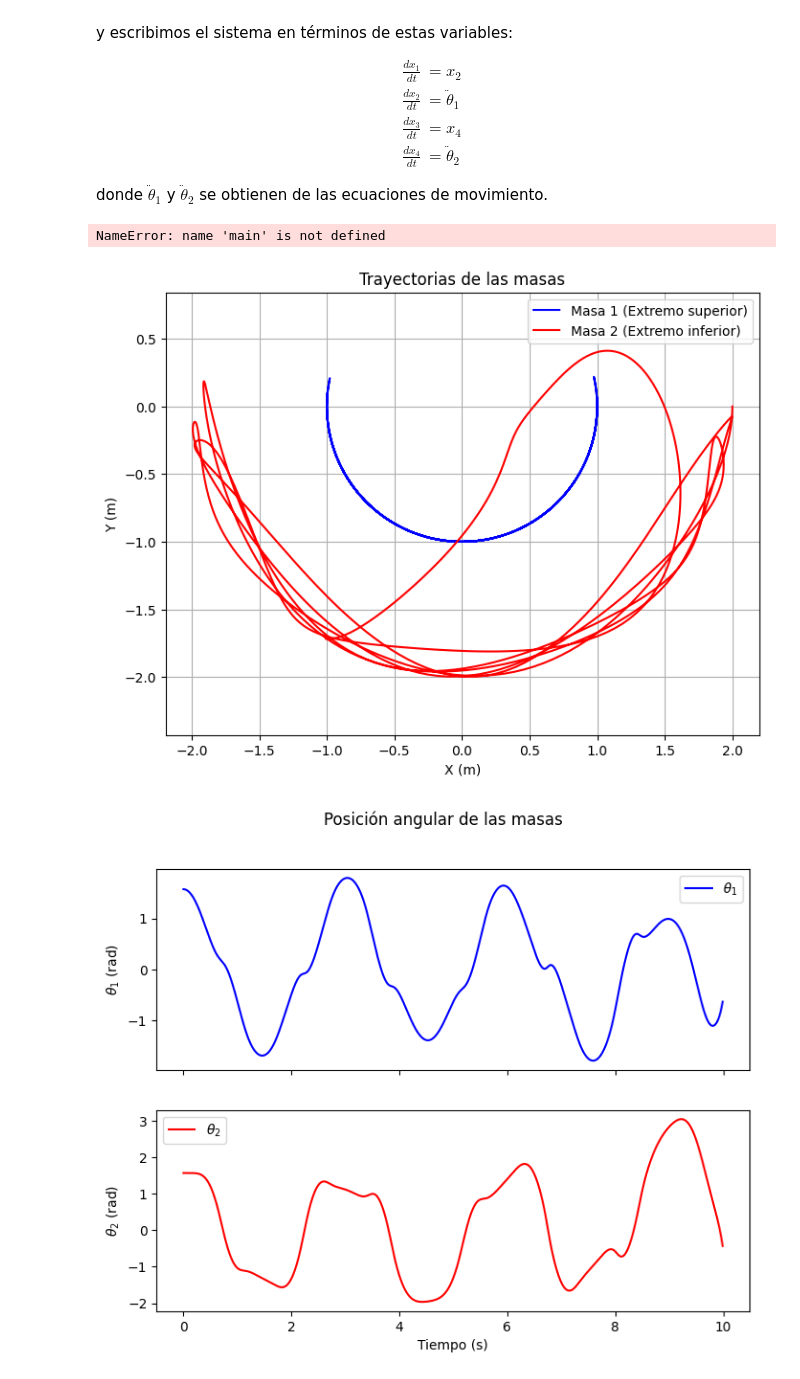
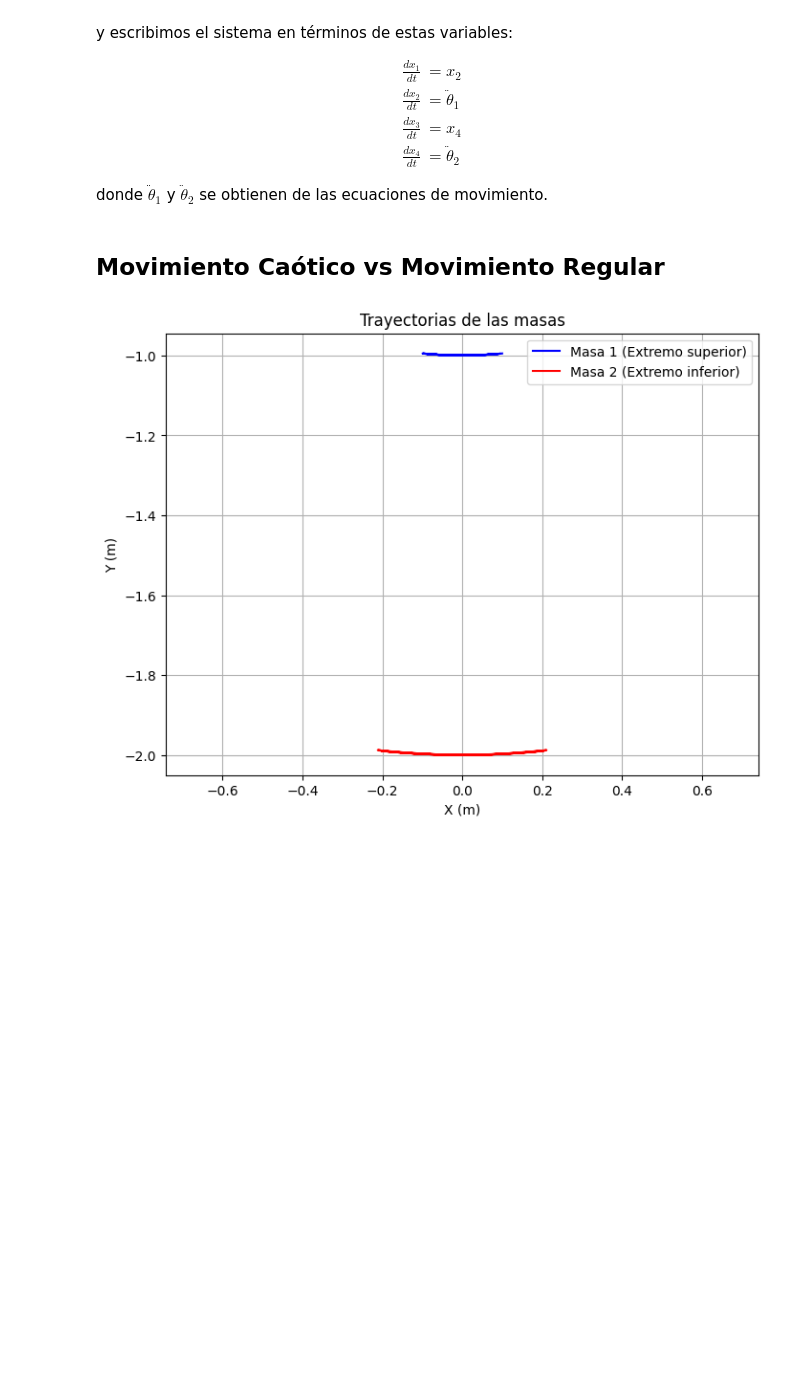
Before and after one commit to isaultirado77/double-pendulum, a Jupyter notebook: double_pendulum_analysis.ipynb, the cells around one changed output. Drawn from its saved outputs; the diff is of its cells as text; code cells hidden in the pictures; blank space fills up the shorter version.

Commit message:
init analysis: caos vs small oscilations

```diff
--- a/double_pendulum_analysis.ipynb
+++ b/double_pendulum_analysis.ipynb
@@ -185,22 +289,23 @@ def plot_energy(t, E_kin, E_pot, E_total):
+# %% [markdown]
+## Movimiento Caótico vs Movimiento Regular
 # %%
-# Simulation parameters
-m1, l1, theta1_init, omega1_init = 2.0, 1.0, np.pi, 0.0
-m2, l2, theta2_init, omega2_init = 1.0, 1.0, np.pi / 4, 1.0
+# Parameter configuration: Pequeñas oscilaciones
+m1, l1, theta1_init, omega1_init = 1.0, 1.0, 0.1, 0.0
+m2, l2, theta2_init, omega2_init = 1.0, 1.0, 0.1, 0.0
 dt = 0.01
 t_max = 10.0
+imname = "movimiento_regular"
 # %%
-main(m1, l1, theta1_init, omega1_init, m2, l2, theta2_init, omega2_init)
+regular_system = System(m1, l1, theta1_init, omega1_init, m2, l2, theta2_init, omega2_init)
+regular_system.simulate(t_max, dt)
-# %% [output]
-NameError: name 'main' is not defined
 # %%
 # Load data
 t, theta1, omega1, theta2, omega2, E_kin, E_pot, E_total = load_data()
 # %%
-plot_trajectories(theta1, theta2, l1, l2)
+plot_trajectories(theta1, theta2, l1, l2, show=False, save=True, imname=imname)
 plot_positions(t, theta1, theta2)
 plot_theta1_vs_theta2(theta1, theta2)
 plot_phase_space(t, theta1, omega1, theta2, omega2)
 plot_energy(t, E_kin, E_pot, E_total)
 # %% [output]
-[figure, old version]
+[figure, new version]
-[figure, removed]
```
Also changed, not shown: parts of 10 cells of this notebook, 11 other files.
